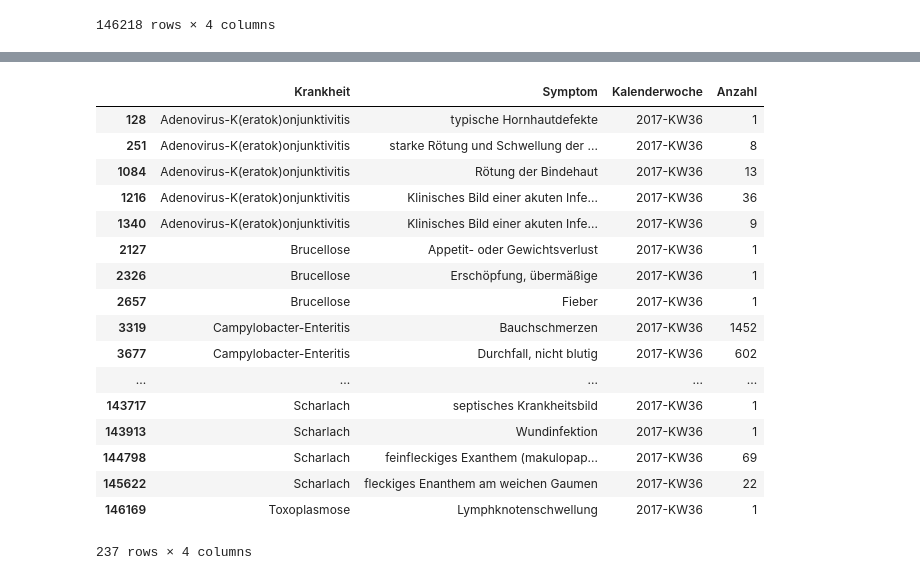
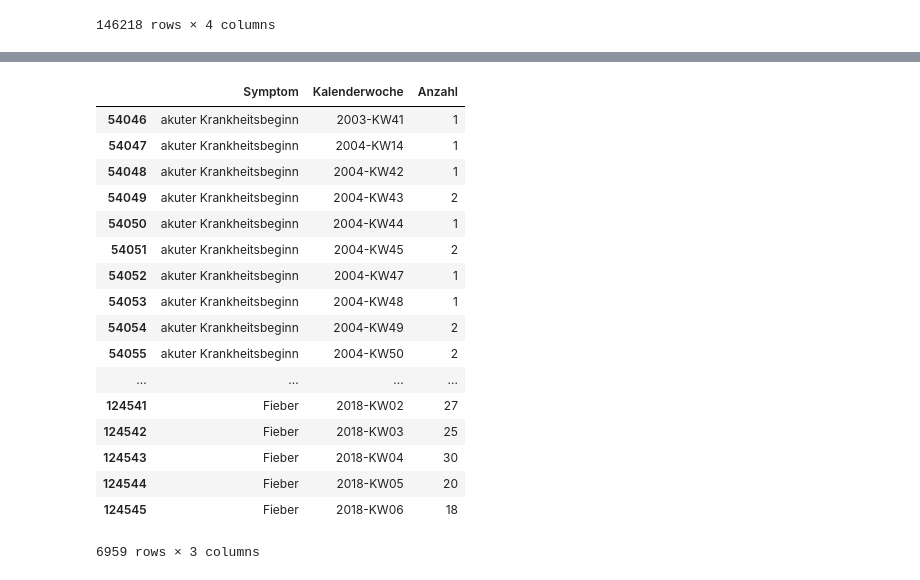
Before and after one commit to JarnoRFB/mercura, a Jupyter notebook: symptoms_preprocessing.ipynb, the cells around one changed output, grey strips where cells are left out. Cells and saved outputs as stored; diff of their text form; code cells hidden in the pictures.

Commit message:
add weekly symptoms

```diff
--- a/symptoms_preprocessing.ipynb
+++ b/symptoms_preprocessing.ipynb
@@ -48,7 +49,7 @@ df
 | 146217 | Toxoplasmose | Enzephalitis (Gehirnentzündung) | 2017-KW35 | 1 |
 146218 rows × 4 columns
 # %%
-df_selection = df[df.isin({'Krankheit': ['Norovirus-Gastroenteritis','Influenza', 'Windpocken','Rotavirus-Gastroenteritis']})['Krankheit']]
+df_selection = df[df.isin({'Krankheit': ['Norovirus-Gastroenteritis','Influenza', 'Windpocken']})['Krankheit']]
 df_selection
 # %% [output]
 |  | Krankheit | Symptom | Kalenderwoche | Anzahl |
@@ -93,23 +76,23 @@ df_selection_symptoms
-# %%
-sample_week = df[df['Kalenderwoche']=='2017-KW36']
-sample_week
-# %% [output]
-|  | Krankheit | Symptom | Kalenderwoche | Anzahl |
-| 128 | Adenovirus-K(eratok)onjunktivitis | typische Hornhautdefekte | 2017-KW36 | 1 |
-| 251 | Adenovirus-K(eratok)onjunktivitis | starke Rötung und Schwellung der ... | 2017-KW36 | 8 |
-| 1084 | Adenovirus-K(eratok)onjunktivitis | Rötung der Bindehaut | 2017-KW36 | 13 |
-| 1216 | Adenovirus-K(eratok)onjunktivitis | Klinisches Bild einer akuten Infe... | 2017-KW36 | 36 |
-| 1340 | Adenovirus-K(eratok)onjunktivitis | Klinisches Bild einer akuten Infe... | 2017-KW36 | 9 |
-| 2127 | Brucellose | Appetit- oder Gewichtsverlust | 2017-KW36 | 1 |
-| 2326 | Brucellose | Erschöpfung, übermäßige | 2017-KW36 | 1 |
-| 2657 | Brucellose | Fieber | 2017-KW36 | 1 |
-| 3319 | Campylobacter-Enteritis | Bauchschmerzen | 2017-KW36 | 1452 |
-| 3677 | Campylobacter-Enteritis | Durchfall, nicht blutig | 2017-KW36 | 602 |
-| ... | ... | ... | ... | ... |
-| 143717 | Scharlach | septisches Krankheitsbild | 2017-KW36 | 1 |
-| 143913 | Scharlach | Wundinfektion | 2017-KW36 | 1 |
-| 144798 | Scharlach | feinfleckiges Exanthem (makulopap... | 2017-KW36 | 69 |
-| 145622 | Scharlach | fleckiges Enanthem am weichen Gaumen | 2017-KW36 | 22 |
-| 146169 | Toxoplasmose | Lymphknotenschwellung | 2017-KW36 | 1 |
-237 rows × 4 columns
+# %%
+df_selection = df_selection.drop(columns='Krankheit')
+df_selection
+# %% [output]
+|  | Symptom | Kalenderwoche | Anzahl |
+| 54046 | akuter Krankheitsbeginn | 2003-KW41 | 1 |
+| 54047 | akuter Krankheitsbeginn | 2004-KW14 | 1 |
+| 54048 | akuter Krankheitsbeginn | 2004-KW42 | 1 |
+| 54049 | akuter Krankheitsbeginn | 2004-KW43 | 2 |
+| 54050 | akuter Krankheitsbeginn | 2004-KW44 | 1 |
+| 54051 | akuter Krankheitsbeginn | 2004-KW45 | 2 |
+| 54052 | akuter Krankheitsbeginn | 2004-KW47 | 1 |
+| 54053 | akuter Krankheitsbeginn | 2004-KW48 | 1 |
+| 54054 | akuter Krankheitsbeginn | 2004-KW49 | 2 |
+| 54055 | akuter Krankheitsbeginn | 2004-KW50 | 2 |
+| ... | ... | ... | ... |
+| 124541 | Fieber | 2018-KW02 | 27 |
+| 124542 | Fieber | 2018-KW03 | 25 |
+| 124543 | Fieber | 2018-KW04 | 30 |
+| 124544 | Fieber | 2018-KW05 | 20 |
+| 124545 | Fieber | 2018-KW06 | 18 |
+6959 rows × 3 columns
 # %%
```
Also changed, not shown: parts of 12 cells of this notebook.
